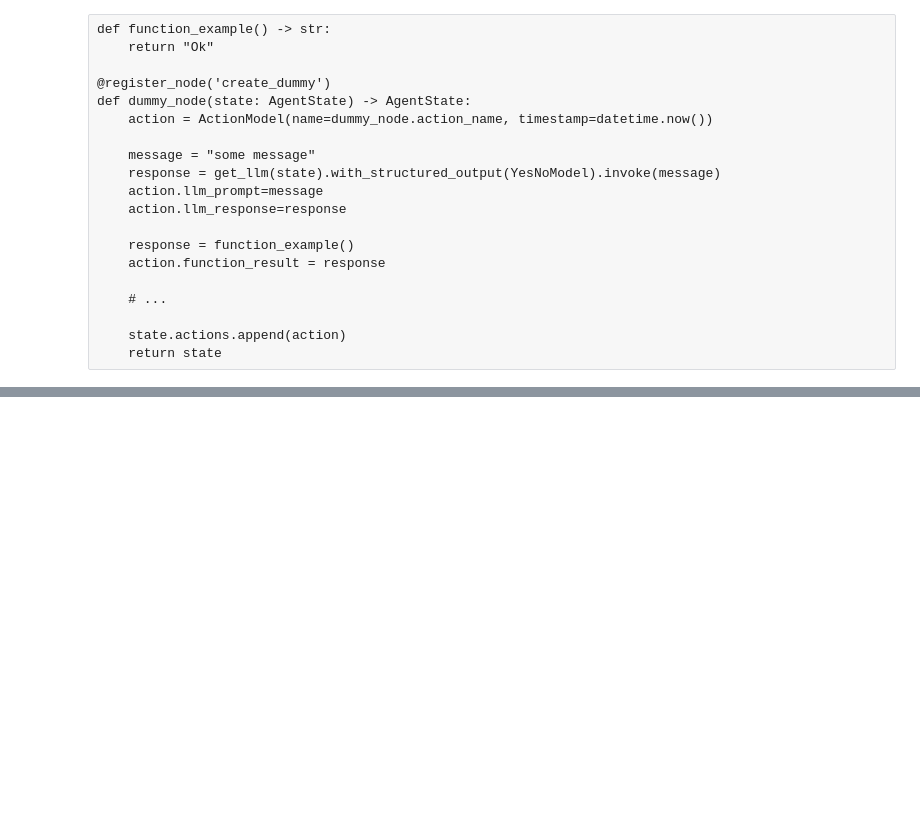
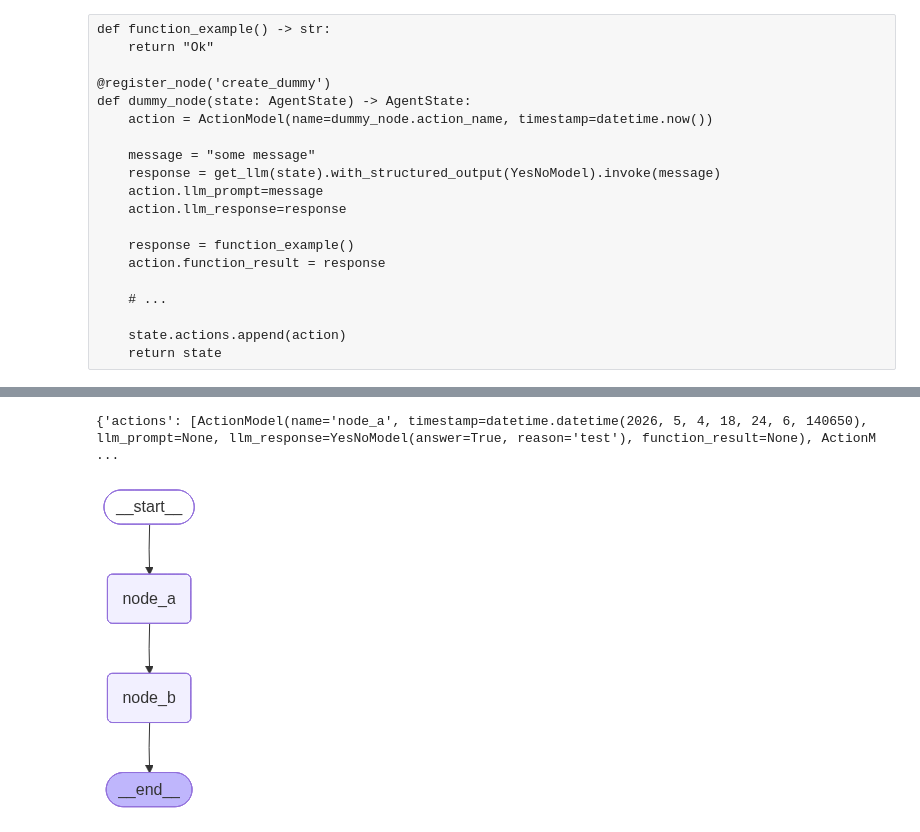
Before and after one commit to udsey/void-walker, a Jupyter notebook: demo.ipynb, the cells around one changed output, grey strips where cells are left out. Cells and saved outputs as stored; diff of their text form; code cells hidden in the pictures; blank space fills up the shorter version.

```diff
--- a/demo.ipynb
+++ b/demo.ipynb
@@ -71,0 +93,43 @@ NameError: name 'VoidWalker' is not defined
+# %%
+from typing import Annotated, Any
+from pydantic import BaseModel, Field, field_validator
+from datetime import datetime
+from langgraph.graph import StateGraph, END
+
+from scr.models import ActionModel, YesNoModel
+
+
+def add_actions(left, right):
+    if isinstance(right, list):
+        return left + [ActionModel(**r) if isinstance(r, dict) else r for r in right]
+    return left + [ActionModel(**right) if isinstance(right, dict) else right]
+
+class TestState(BaseModel):
+    actions: Annotated[list[Any], add_actions] = []
+
+
+def node_a(state: TestState):
+    action = ActionModel(name="node_a", timestamp=datetime.now(), llm_response=YesNoModel(answer=True, reason="test"))
+    return {"actions": [action]}
+
+def node_b(state: TestState):
+    action = ActionModel(name="node_b", timestamp=datetime.now())
+    return {"actions": [action]}
+
+builder = StateGraph(TestState)
+builder.add_node("node_a", node_a)
+builder.add_node("node_b", node_b)
+builder.set_entry_point("node_a")
+builder.add_edge("node_a", "node_b")
+builder.add_edge("node_b", END)
+graph = builder.compile()
+
+result = graph.invoke({})
+print(result)
+# %% [output]
+{'actions': [ActionModel(name='node_a', timestamp=datetime.datetime(2026, 5, 4, 18, 24, 6, 140650), llm_prompt=None, llm_response=YesNoModel(answer=True, reason='test'), function_result=None), ActionM ...
+# %%
+from IPython.display import Image, display
+display(Image(graph.get_graph().draw_mermaid_png()))
+# %% [output]
+[figure, added]
```
Also changed, not shown: parts of 4 cells of this notebook, 2 other files.
